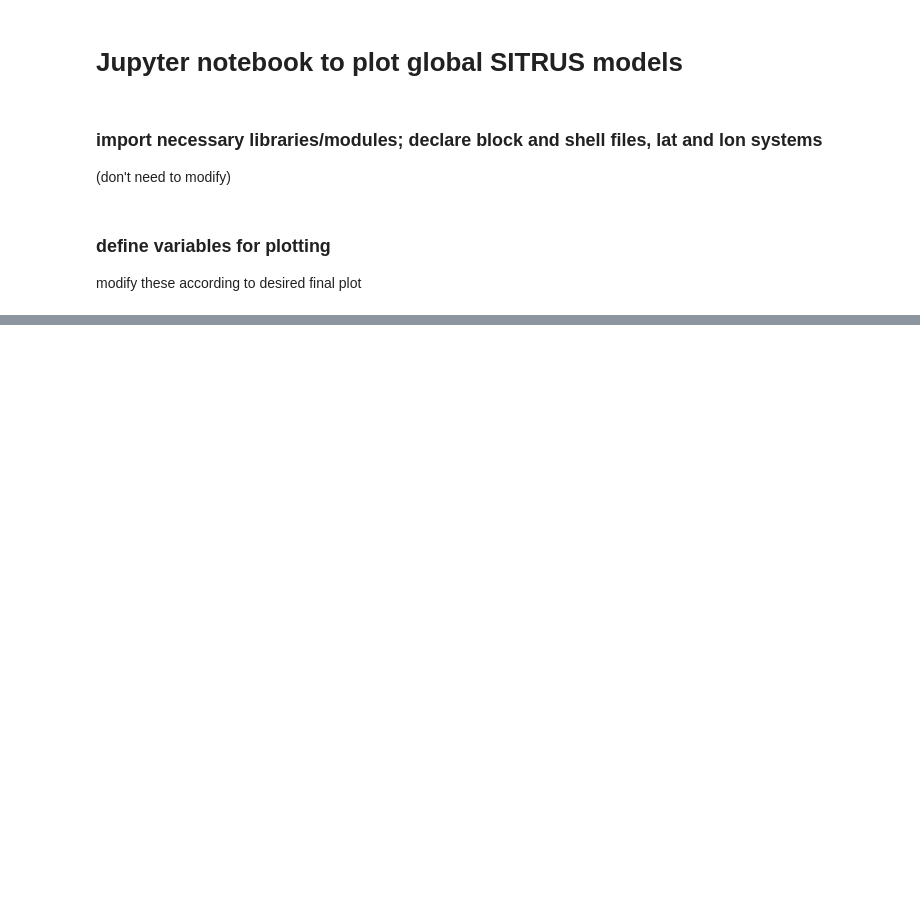
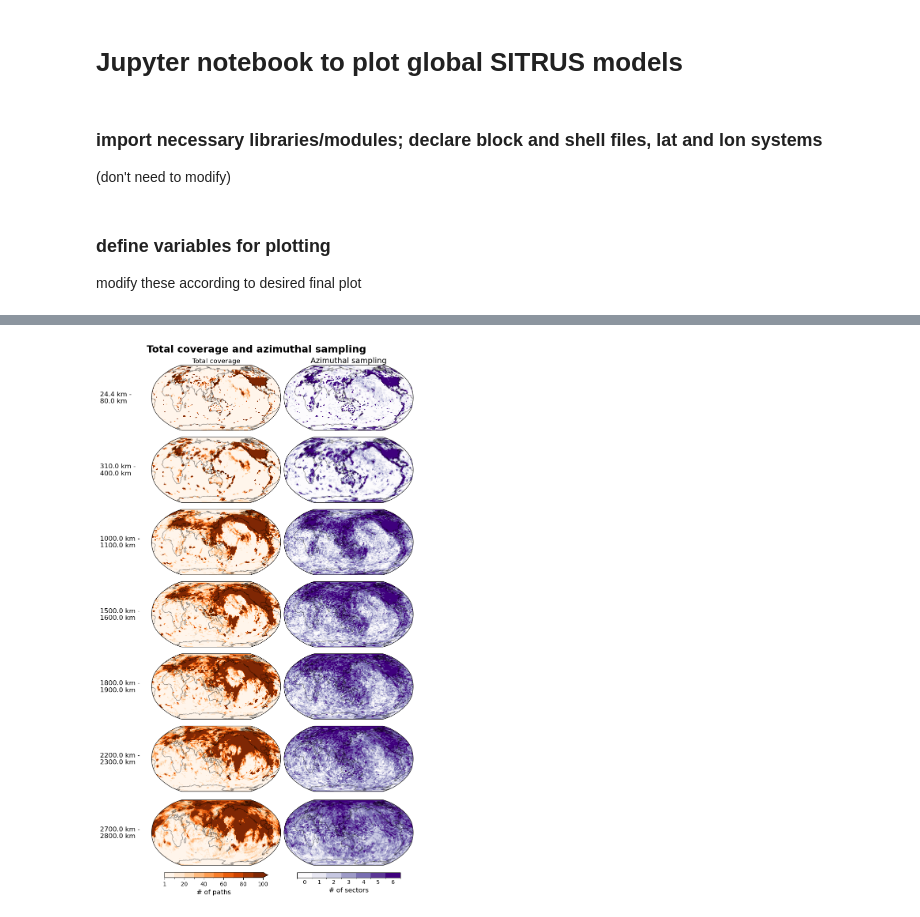
Before and after one commit to claire-richardson/SITRUS, a Jupyter notebook: plot_models.ipynb, the cells around one changed output, grey strips where cells are left out. Drawn from its saved outputs; the diff is of its cells as text; code cells hidden in the pictures; blank space fills up the shorter version.

```diff
--- a/plot_models.ipynb
+++ b/plot_models.ipynb
@@ -109,0 +185,61 @@ Wall time: 3.97 s
+# %%
+%%time
+# define dimensions of the figure and each subplot
+fig = plt.figure(figsize = (8, 2 * len(shells_to_plot)), constrained_layout = True)
+plot_idx = 1
+
+cov_norm = mpl.colors.BoundaryNorm(total_coverage_bins, coverage_colormap.N)
+sector_bins = list(range(0, mod_input.azimuthal_sectors + 2, 1))
+sector_norm = mpl.colors.BoundaryNorm(sector_bins, azimuthal_colormap.N)
+
+for shell_to_plot in shells_to_plot:
+    shell_dims = mod_database.get_shell_info(shell_to_plot)
+    shell_top_depth = shell_dims[1]
+    shell_bottom_depth = shell_dims[3]
+
+    tot_cov = mod_plot.shell_coverage_mesh(phases_to_plot, shell_to_plot, 'TOTAL_PATHS', plot_increment, plot_increment)
+    az_cov = mod_plot.shell_coverage_mesh(phases_to_plot, shell_to_plot, 'TOTAL_SECTORS', plot_increment, plot_increment)
+
+    ax1 = fig.add_subplot(len(shells_to_plot), 2, plot_idx, projection = ccrs.Robinson(central_longitude = central_lon))
+    ax1.set_global()
+    im1 = ax1.pcolormesh(lons, lats, tot_cov, transform = ccrs.PlateCarree(), cmap = coverage_colormap, norm = cov_norm)
+    ax1.coastlines(alpha = coastline_transparency)
+    if shell_to_plot in shells_to_plot_hotspots:
+        lon = df_hotspots.Lon
+        lat = df_hotspots.Lat
+        sc = ax1.scatter(lon, lat, transform = ccrs.PlateCarree(), s = symbol_size, c = hotspot_color)
+    if shell_to_plot == shells_to_plot[0]:
+        ax1.annotate(f'Total coverage', ha = 'center', xy = (0.5, 1.03), xycoords = 'axes fraction', fontsize = 12)
+    ax1.annotate(f'{shell_top_depth} km -\n{shell_bottom_depth} km', va = 'center', xy = (-0.4, 0.5), xycoords = 'axes fraction', fontsize = 12)
+    plot_idx += 1
+
+    ax2 = fig.add_subplot(len(shells_to_plot), 2, plot_idx, projection = ccrs.Robinson(central_longitude = central_lon))
+    ax2.set_global()
+    im2 = ax2.pcolormesh(lons, lats, az_cov, transform = ccrs.PlateCarree(), cmap = azimuthal_colormap, norm = sector_norm)
+    ax2.coastlines(alpha = coastline_transparency)
+    if shell_to_plot in shells_to_plot_hotspots:
+        lon = df_hotspots.Lon
+        lat = df_hotspots.Lat
+        sc = ax1.scatter(lon, lat, transform = ccrs.PlateCarree(), s = symbol_size, c = hotspot_color)
+    if shell_to_plot == shells_to_plot[0]:
+        ax2.annotate(f'Azimuthal sampling', ha = 'center', xy = (0.5, 1.03), xycoords = 'axes fraction', fontsize = 14)
+    plot_idx += 1
+
+fig.suptitle(f'Total coverage and azimuthal sampling', fontsize = 18, fontweight = 'bold')
+
+# colorbar info:`
+cov_cbar_coverage = fig.colorbar(im1, ax = ax1, orientation = 'horizontal', shrink = 0.8, pad = 0.1, extend = 'max')
+cov_cbar_coverage.ax.tick_params(labelsize = 10)
+cov_cbar_coverage.ax.set_xlabel('# of paths', size = 12)
+
+sector_cbar_coverage = fig.colorbar(im2, ax = ax2, orientation = 'horizontal', shrink = 0.8, pad = 0.1, extend = 'neither')
+sector_cbar_coverage.set_ticks([0.5, 1.5, 2.5, 3.5, 4.5, 5.5, 6.5])
+sector_cbar_coverage.set_ticklabels(sector_bins[:-1])
+sector_cbar_coverage.ax.tick_params(labelsize = 10, size = 0)
+sector_cbar_coverage.ax.set_xlabel('# of sectors', size = 12);
+
+if save_png == True:
+    fig.savefig(f'./models/{type_of_model}/{model_to_plot}_update/{model_pid}_update/{model_to_plot}_coverage.png', transparent = True, dpi = 300)
+if save_svg == True:
+    fig.savefig(f'./models/{type_of_model}/{model_to_plot}_update/{model_pid}_update/{model_to_plot}_coverage.svg')
+# %% [output]
@@ -109,0 +248 @@ Wall time: 3.97 s
+[figure, added]
```
Also changed, not shown: parts of 9 cells of this notebook, 5 other files.
